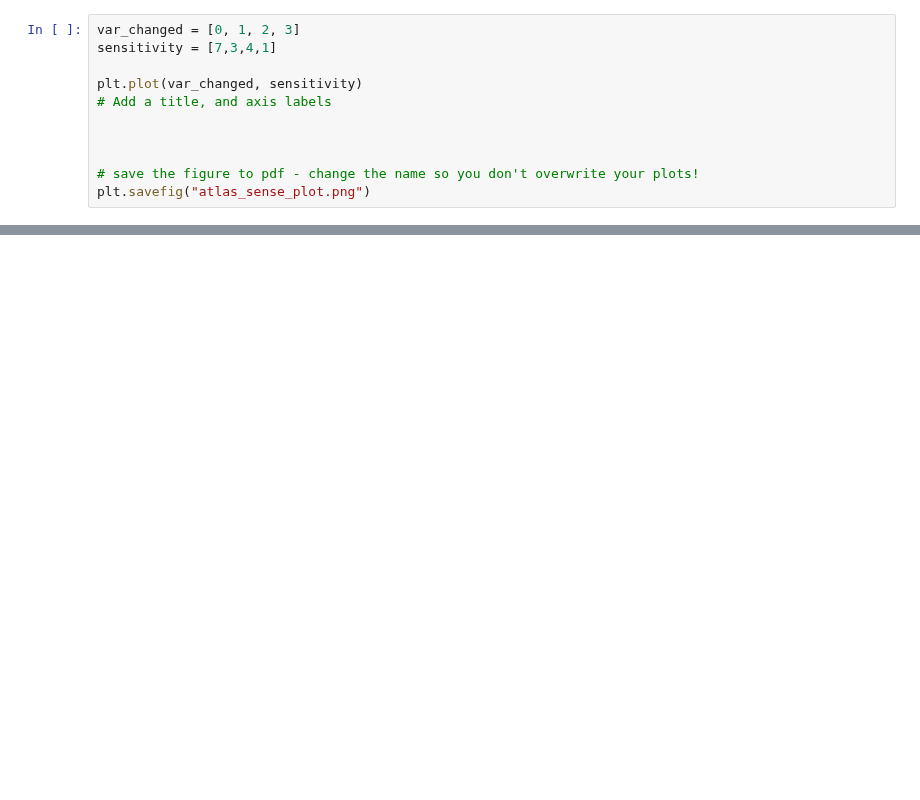
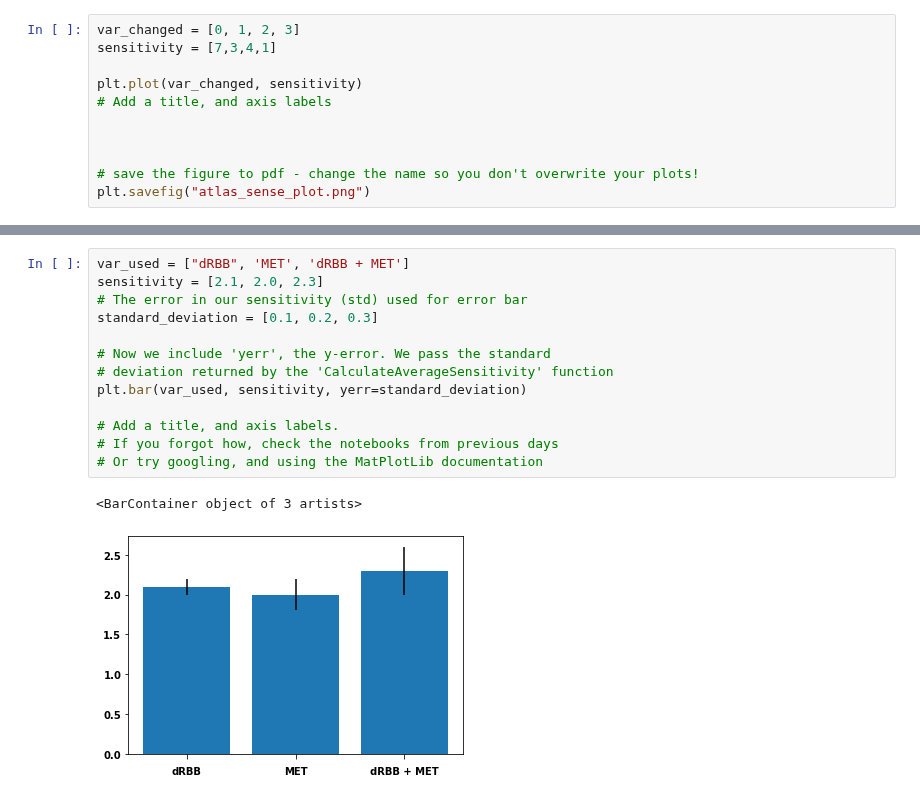
Before and after one commit to nikitapond/in2HEP, a Jupyter notebook: notebooks/ATLAS_NN.ipynb, the cells around one changed output, grey strips where cells are left out. Cells and saved outputs as stored; diff of their text form; blank space fills up the shorter version.

Commit message:
Changed NN output axis to 0-1 for clarity. Added task for plotting

```diff
--- a/notebooks/ATLAS_NN.ipynb
+++ b/notebooks/ATLAS_NN.ipynb
@@ -234,3 +286,19 @@ plt.savefig("atlas_sense_plot.png")
+# %%
+var_used = ["dRBB", 'MET', 'dRBB + MET']
+sensitivity = [2.1, 2.0, 2.3]
+# The error in our sensitivity (std) used for error bar
+standard_deviation = [0.1, 0.2, 0.3]
+
+# Now we include 'yerr', the y-error. We pass the standard
+# deviation returned by the 'CalculateAverageSensitivity' function
+plt.bar(var_used, sensitivity, yerr=standard_deviation)
+
+# Add a title, and axis labels.
+# If you forgot how, check the notebooks from previous days
+# Or try googling, and using the MatPlotLib documentation
+# %% [output]
+<BarContainer object of 3 artists>
+[figure, added]
 # %% [markdown]
 ## Summary
 
```
Also changed, not shown: parts of 8 cells of this notebook, 1 other file.
